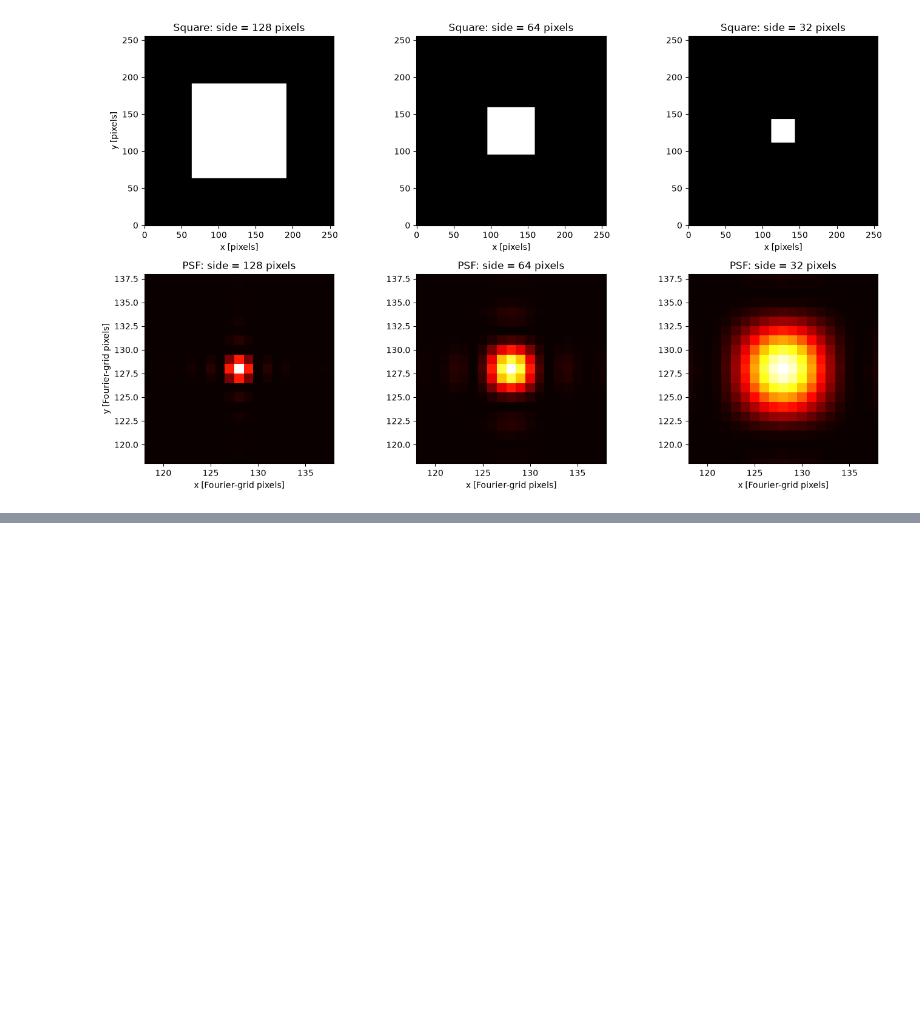
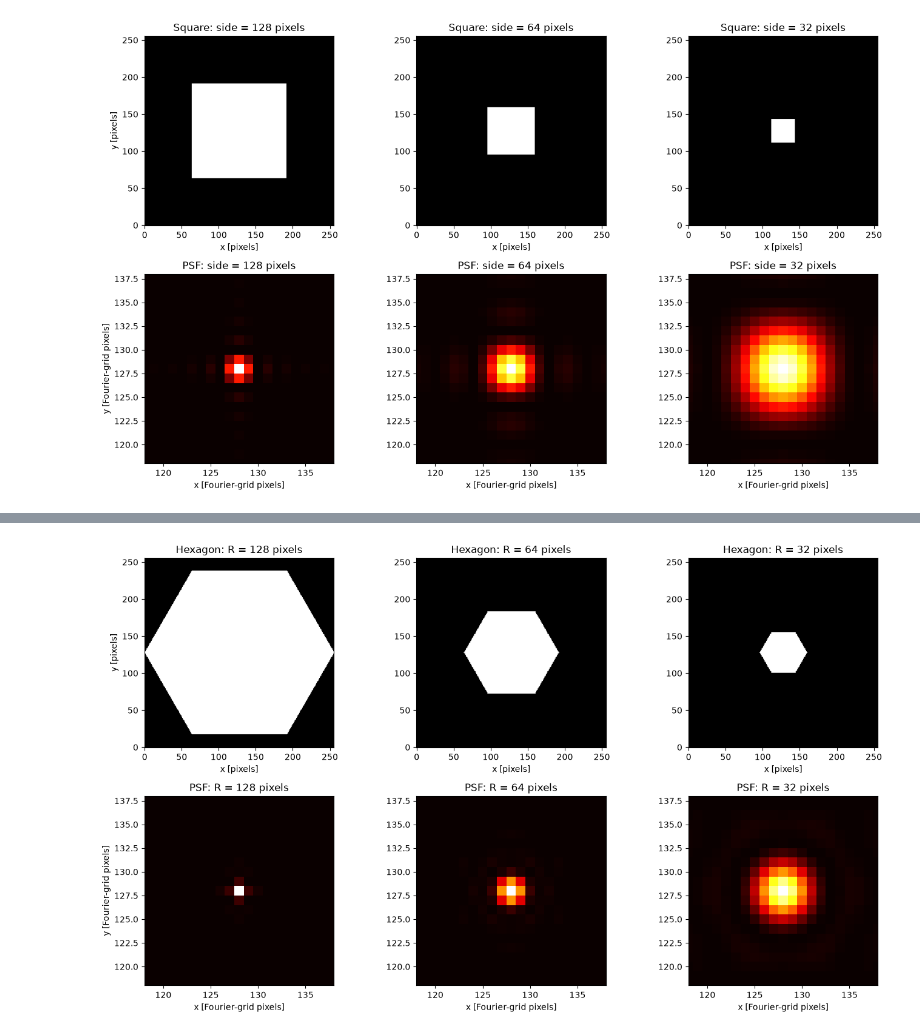
Before and after one commit to Natalia985/Third-semester-MASS, a Jupyter notebook: Astrophysical_Techniques/HW2_Image_Formation.ipynb, the cells around one changed output, grey strips where cells are left out. Saved outputs shown, nothing was run; the diff lists cells and outputs as text; code cells hidden in the pictures; blank space fills up the shorter version.

```diff
--- a/Astrophysical_Techniques/HW2_Image_Formation.ipynb
+++ b/Astrophysical_Techniques/HW2_Image_Formation.ipynb
@@ -332,0 +366,43 @@ plt.show()
+# %%
+fig, axes = plt.subplots(2, 3, figsize=(14, 8))
+
+for col, R in enumerate([128, 64, 32]):
+
+    # Create the hexagonal aperture
+    hex_aperture = (
+        (np.abs(Y) <= np.sqrt(3) * R / 2) &
+        (np.sqrt(3) * np.abs(X) + np.abs(Y) <= np.sqrt(3) * R)
+    ).astype(float)
+
+    # Calculate and normalise its PSF
+    amplitude = np.fft.fftshift(np.fft.fft2(hex_aperture))
+    hex_psf = np.abs(amplitude)**2
+    hex_psf /= hex_psf.max()
+
+    # Top row: aperture
+    axes[0, col].imshow(
+        hex_aperture, cmap="gray", origin="lower",
+        vmin=0, vmax=1)
+    axes[0, col].set_title(f"Hexagon: R = {R} pixels")
+
+    # Bottom row: PSF
+    axes[1, col].imshow(
+        hex_psf, cmap="hot", origin="lower",
+        vmin=0, vmax=1)
+    axes[1, col].set_xlim(xc - 10, xc + 10)
+    axes[1, col].set_ylim(yc - 10, yc + 10)
+    axes[1, col].set_title(f"PSF: R = {R} pixels")
+
+axes[0, 0].set_ylabel("y [pixels]")
+axes[1, 0].set_ylabel("y [Fourier-grid pixels]")
+
+for ax in axes[0]:
+    ax.set_xlabel("x [pixels]")
+
+for ax in axes[1]:
+    ax.set_xlabel("x [Fourier-grid pixels]")
+
+plt.tight_layout()
+plt.show()
+# %% [output]
+[figure, added]
```
Also changed, not shown: parts of 40 cells of this notebook, 4 other files.
